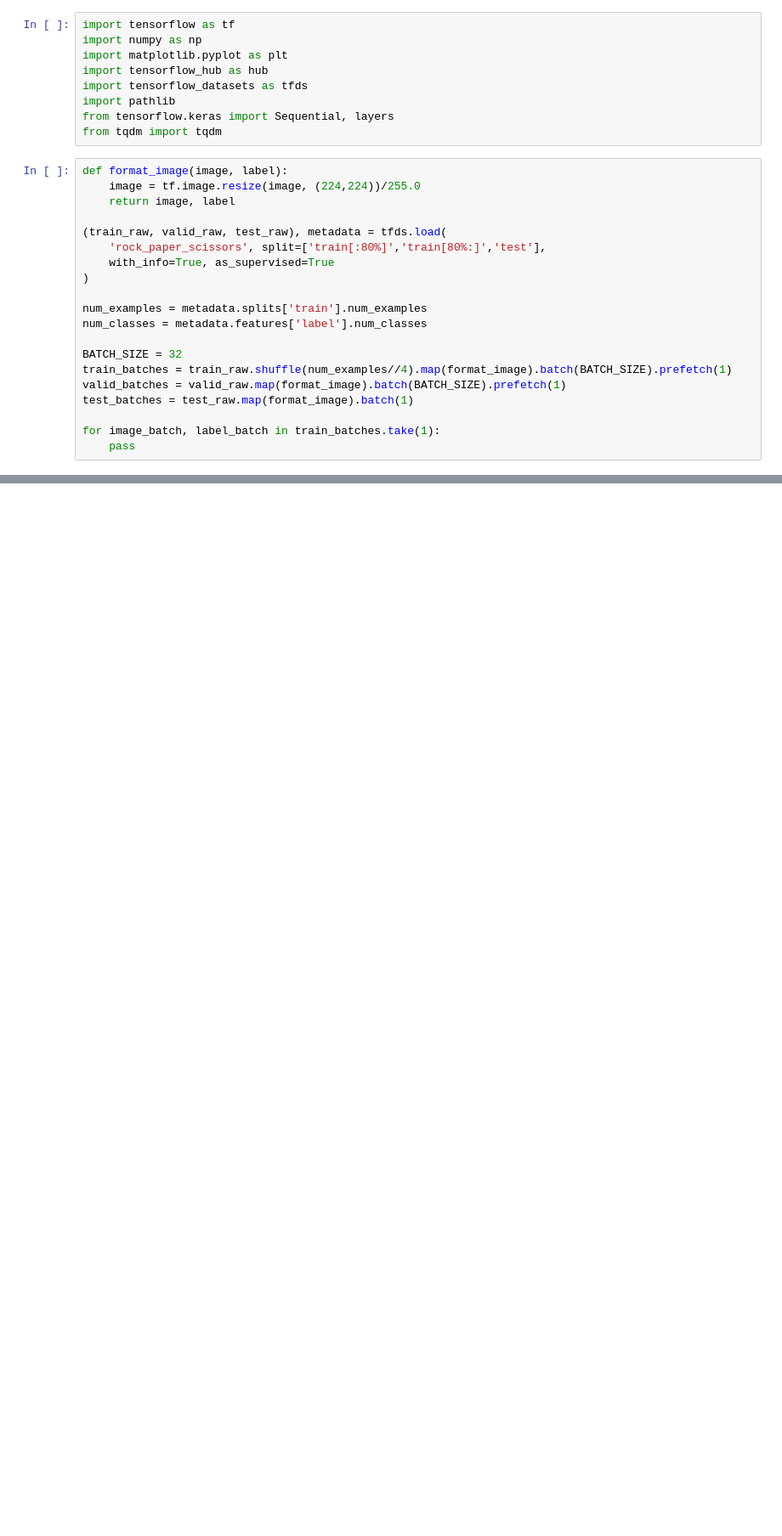
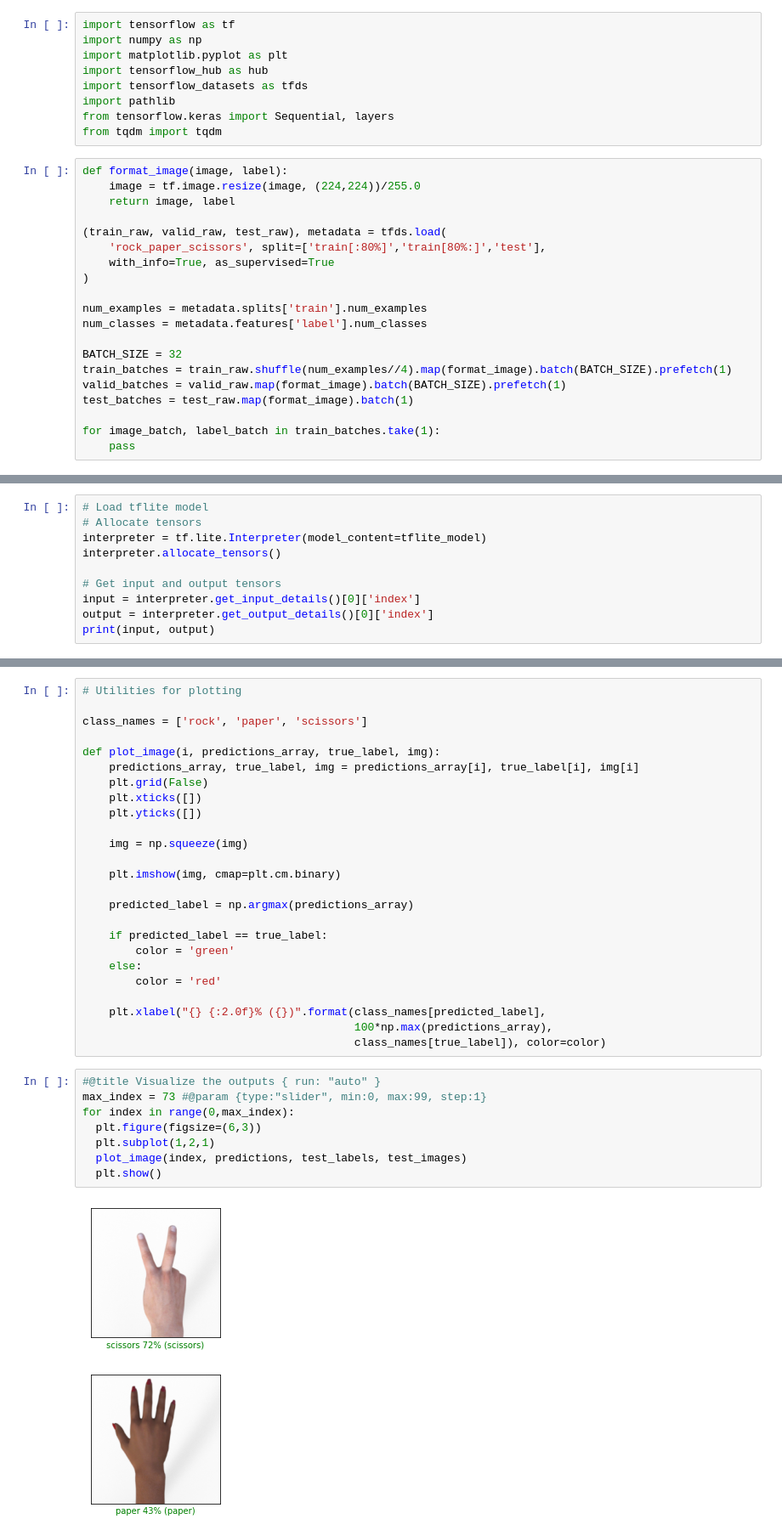
Before and after one commit to R-M77/Tiny_Machine_Learning, a Jupyter notebook: rock_paper_scissors.ipynb, the cells around one changed output, grey strips where cells are left out. Shown at 85% size. Saved outputs shown, nothing was run; the diff lists cells and outputs as text; blank space fills up the shorter version.

```diff
--- a/rock_paper_scissors.ipynb
+++ b/rock_paper_scissors.ipynb
@@ -91,0 +103,10 @@ _________________________________________________________________
+# %%
+# Load tflite model
+# Allocate tensors
+interpreter = tf.lite.Interpreter(model_content=tflite_model)
+interpreter.allocate_tensors()
+
+# Get input and output tensors
+input = interpreter.get_input_details()[0]['index']
+output = interpreter.get_output_details()[0]['index']
+print(input, output)
@@ -91,0 +139,36 @@ _________________________________________________________________
+# %%
+# Utilities for plotting
+
+class_names = ['rock', 'paper', 'scissors']
+
+def plot_image(i, predictions_array, true_label, img):
+    predictions_array, true_label, img = predictions_array[i], true_label[i], img[i]
+    plt.grid(False)
+    plt.xticks([])
+    plt.yticks([])
+
+    img = np.squeeze(img)
+
+    plt.imshow(img, cmap=plt.cm.binary)
+
+    predicted_label = np.argmax(predictions_array)
+
+    if predicted_label == true_label:
+        color = 'green'
+    else:
+        color = 'red'
+
+    plt.xlabel("{} {:2.0f}% ({})".format(class_names[predicted_label],
+                                         100*np.max(predictions_array),
+                                         class_names[true_label]), color=color)
+# %%
+#@title Visualize the outputs { run: "auto" }
+max_index = 73 #@param {type:"slider", min:0, max:99, step:1}
+for index in range(0,max_index):
+  plt.figure(figsize=(6,3))
+  plt.subplot(1,2,1)
+  plot_image(index, predictions, test_labels, test_images)
+  plt.show()
+# %% [output]
+[figure, added]
+[figure, added]
```
Also changed, not shown: parts of 7 cells of this notebook, 8 other files.
